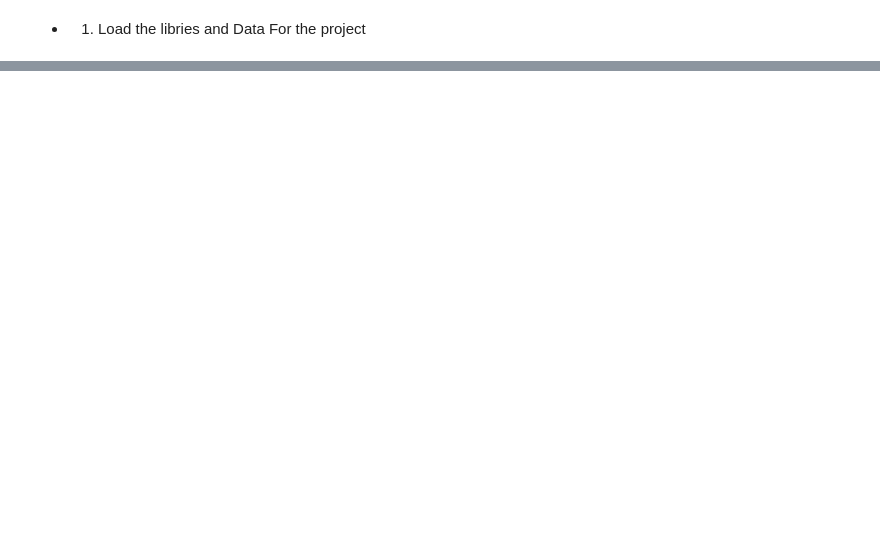
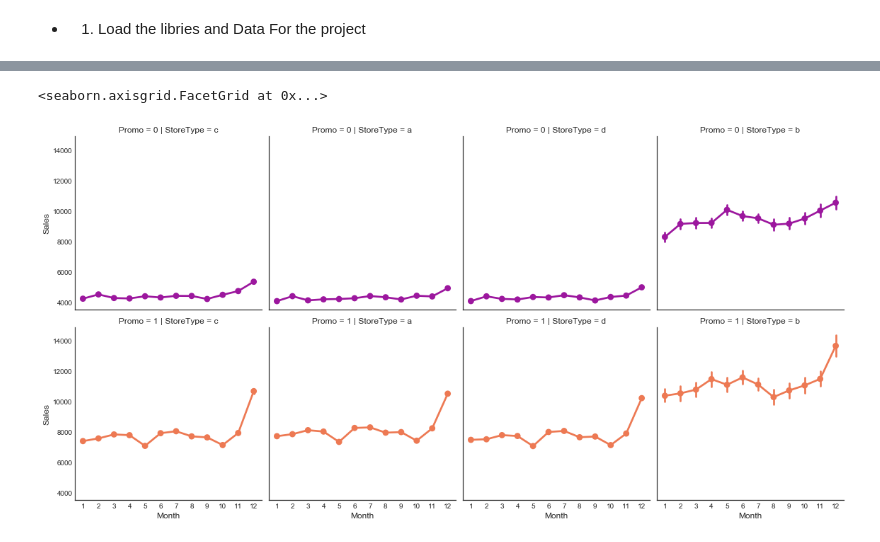
Before and after one commit to roysakura/MLND-projects, a Jupyter notebook: final_project/rossmann/Rossmann Forecast.ipynb, the cells around one changed output, grey strips where cells are left out. Cells and saved outputs as stored; diff of their text form; code cells hidden in the pictures; blank space fills up the shorter version.

```diff
--- a/final_project/rossmann/Rossmann Forecast.ipynb
+++ b/final_project/rossmann/Rossmann Forecast.ipynb
@@ -187,0 +265,22 @@ def build_features(features):
+# %%
+train_data = pd.merge(train,store,on='Store')
+
+#print train_data['Date'].head()
+train_data['Date'] = pd.to_datetime(train_data['Date'])
+train_data.set_index(train_data['Date'],inplace=True)
+train_data['Month'] = train_data['Date'].map(lambda x: x.month)
+train_data['Year'] = train_data['Date'].map(lambda x: x.year)
+train_data['Week'] = train_data['Date'].map(lambda x: x.strftime("%V"))
+train_data['Week']=pd.to_numeric(train_data['Week'], downcast='integer')
+train_data['Season'] = train_data['Date'].map(lambda x: 1 if x.month in [1,2,3] else (2 if x.month in [4,5,6] else (3 if x.month in [7,8,9] else 4)))
+train_data['CompetitionDistance'].fillna(0,inplace=True)
+train_data["CompetitionMonthDuration"] = (train_data['Month']-train_data['CompetitionOpenSinceMonth'])+(train_data['Year']-train_data['CompetitionOpenSinceYear'])*12
+train_data["Promo2WeekDuration"] = (train_data['Week']-train_data['Promo2SinceWeek'])/4+(train_data['Year']-train_data['Promo2SinceYear'])*12
+train_data["CompetitionMonthDuration"].fillna(0,inplace=True)
+train_data["Promo2WeekDuration"].fillna(0,inplace=True)
+train_data['PromoInterval'].fillna('n',inplace=True)
+#train_data.drop(['CompetitionOpenSinceMonth','CompetitionOpenSinceYear','Promo2SinceWeek','Promo2SinceYear'],axis=1,inplace=True)
+
+train_data['Sales'] = train_data['Sales']*1.0
+
+#train_data.describe()
@@ -187,0 +293,9 @@ def build_features(features):
+# %%
+sns.factorplot(data = train_data, x = 'Month', y = "Sales",
+               col = 'StoreType',
+               palette = 'plasma',
+               hue = 'Promo',
+               row = 'Promo')
+# %% [output]
+<seaborn.axisgrid.FacetGrid at 0x...>
+[figure, added]
```
Also changed, not shown: parts of 21 cells of this notebook, 2 other files.
